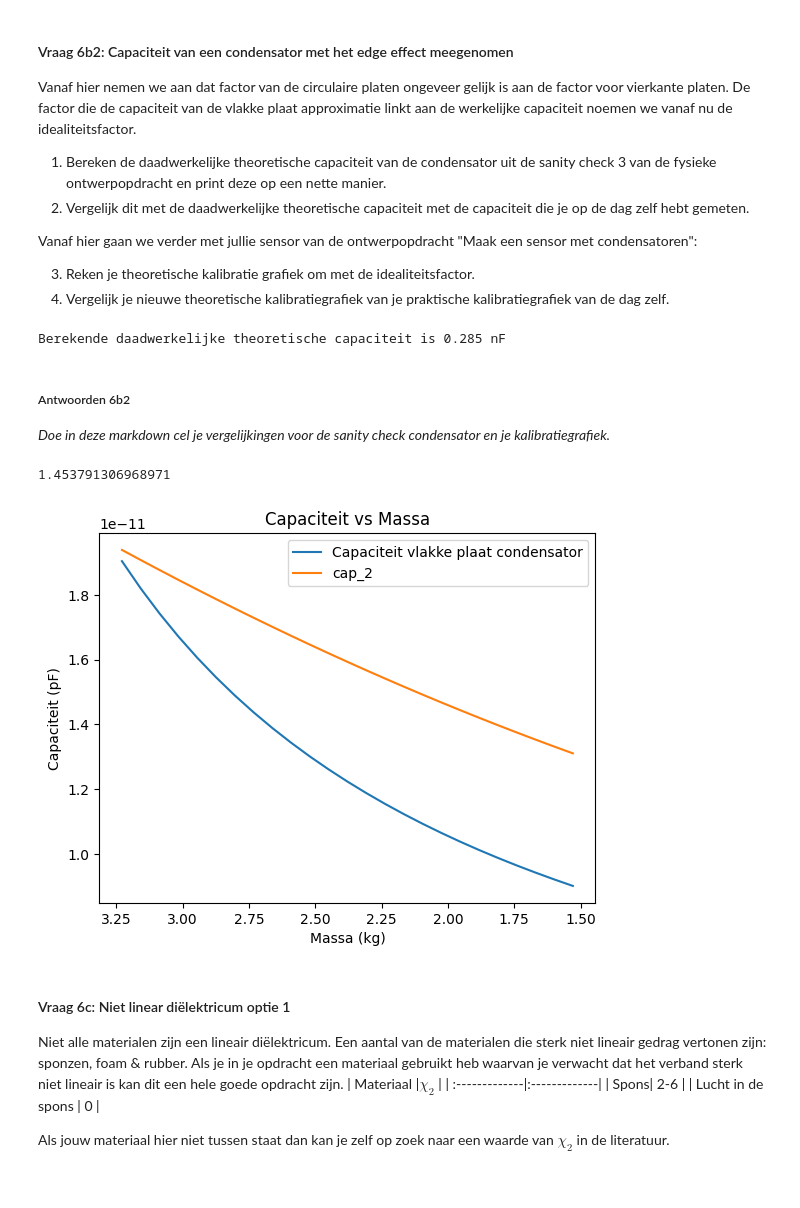
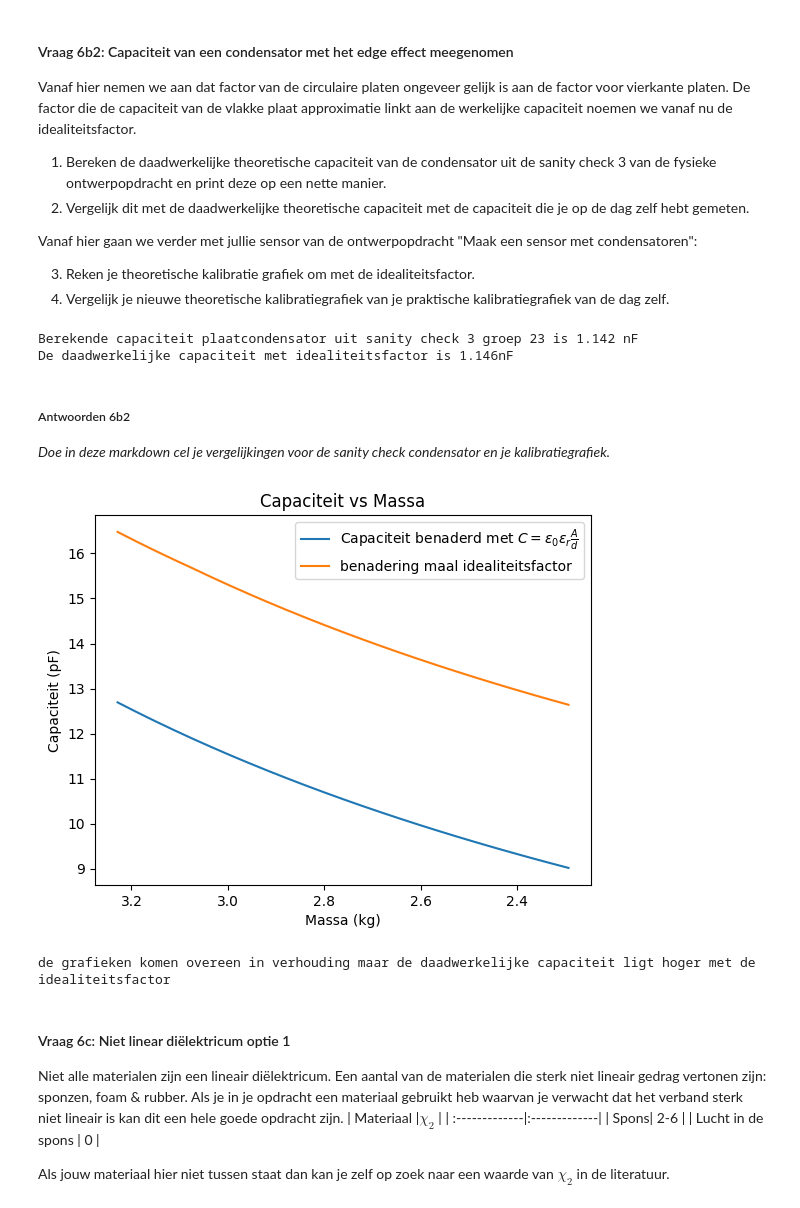
Before and after one commit to Peppertje/opdrachten-DEF-D-Pepper, a Jupyter notebook: DigitaleOntwerpopdrachten/1CondensatorOpdracht/CondensatorOntwerpopdracht.ipynb, the cells around one changed output. Saved outputs shown, nothing was run; the diff lists cells and outputs as text; code cells hidden in the pictures.

Commit message:
6b1 bijna klaar, wacht nog op berekening voor 61.2pF in tabel opdracht 1

```diff
--- a/DigitaleOntwerpopdrachten/1CondensatorOpdracht/CondensatorOntwerpopdracht.ipynb
+++ b/DigitaleOntwerpopdrachten/1CondensatorOpdracht/CondensatorOntwerpopdracht.ipynb
@@ -867,0 +839,13 @@ print(f'{np.mean(procentueel_verschil):.2f}%')
+# %%
+# de data van de tabel
+C_DN = np.array([1.31809 , 1.58007 , 1.83007 , 2.31845 , 2.80352, 3.53479, 6.01398, 8.52857, 13.59268, 18.67215, 26.30143])  # idealiteitsfactor voor een cirkel
+C_sn = np.array([1.29980 , 1.54987 , 1.78426 , 2.23581 , 2.67950, 3.34336, 5.58217, 7.85246, 12.42957, 17.02431, 23.92769])  # idealiteitsfactor voor een vierkant
+b = np.array([0.1, 0.2, 0.3, 0.5, 0.7, 1, 2, 3, 5, 7, 10])  # aspect ratio
+
+C_DN = np.concatenate((np.array([1]), C_DN))  # voeg 1 toe om te interpoleren onder de laagste b
+C_sn = np.concatenate((np.array([1]), C_sn))  # voeg 1 toe om te interpoleren onder de laagste b
+b = np.concatenate((np.array([0]), b))  # voeg nul toe om te interpoleren onder de laagste b
+
+# procentueel verschil tussen cirkel en vierkant
+procentueel_verschil = 100 - (C_sn[1:]/C_DN[1:])*100
+print(f'Het gemiddelde procentuele verschil tussen de factoren is {np.mean(procentueel_verschil):.2f}%.')
@@ -880,63 +870,58 @@ Vanaf hier gaan we verder met jullie sensor van de ontwerpopdracht "Maak een sen
 3. Reken je theoretische kalibratie grafiek om met de idealiteitsfactor.
 4. Vergelijk je nieuwe theoretische kalibratiegrafiek van je praktische kalibratiegrafiek van de dag zelf.
 # %%
+from scipy.interpolate import interp1d
+
+w_verwacht = 0.096  # waarde gebruikt in sanity check 3
 #1
-idealiteitsfactor = 0.94
-def vlakkeplaat(epsilonrel, A, d):
-    return epsilon0 * epsilonrel * A / d
+C = vlakkeplaat(1.4, w_verwacht**2 , 0.0001)/1e-9
+print(f"Berekende capaciteit plaatcondensator uit sanity check 3 groep 23 is {C:.3f} nF")
 
-C = np.array([vlakkeplaat(1, 0.21*0.196 , 0.0012)])/1e-9
-C_factor = C * idealiteitsfactor
-print(f"Berekende daadwerkelijke theoretische capaciteit is {C_factor[0]:.3f} nF")
+C_DN_func = interp1d(b, C_DN)
 
+def capaciteit_met_idealiteitsfactor(epsilonrel, zijde, d):
+    global C_DN, b
+    aspect_ratio = d/zijde
+    C_benadering = vlakkeplaat(epsilonrel, zijde**2, d)
+    idealiteitsfactor = C_DN_func(aspect_ratio)
+    return C_benadering*idealiteitsfactor
+
+C_2 = capaciteit_met_idealiteitsfactor(1.4, w_verwacht, 0.0001)/1e-9
+
+print(f'De daadwerkelijke capaciteit met idealiteitsfactor is {C_2:.3f}nF')
 #2
 # %% [output]
-Berekende daadwerkelijke theoretische capaciteit is 0.285 nF
+Berekende capaciteit plaatcondensator uit sanity check 3 groep 23 is 1.142 nF
+De daadwerkelijke capaciteit met idealiteitsfactor is 1.146nF
 # %% [markdown]
 ##### Antwoorden 6b2
 
 *Doe in deze markdown cel je vergelijkingen voor de sanity check condensator en je kalibratiegrafiek.*
 # %%
+# 3&4
+
 #Wij denken dat de afstand tussen de platen varieert tussen 12,67 mm en 9 mm.
-d = np.linspace(0.01267, 0.006, 25)
+d = np.linspace(0.01267, 0.009, 25)  # afwisselende afstand door de gewichten
+zijde = 0.096
 veerconstante_gok = 2500
 masstheo = d*veerconstante_gok/9.81
-cap = epsilon0 * 1.4 * 0.096**2/d
-cap = cap[::-1]
+cap = vlakkeplaat(1.4, zijde**2, d)[::-1]*1e12
+cap_2 = capaciteit_met_idealiteitsfactor(1.4, zijde, d)[::-1]*1e12
 
-from scipy.interpolate import interp1d
-
-C_DN = np.array([1.31809 , 1.58007 , 1.83007 , 2.31845 , 2.80352, 3.53479, 6.01398, 8.52857, 13.59268, 18.67215, 26.30143])  # idealiteitsfactor voor een cirkel
-C_sn = np.array([1.29980 , 1.54987 , 1.78426 , 2.23581 , 2.67950, 3.34336, 5.58217, 7.85246, 12.42957, 17.02431, 23.92769])  # idealiteitsfactor voor een vierkant
-b = np.array([0.1, 0.2, 0.3, 0.5, 0.7, 1, 2, 3, 5, 7, 10])
-
-C_DN = np.concatenate((np.array([0]), C_DN))
-b = np.concatenate((np.array([0]), b))
-C_DN_func = interp1d(b, C_DN, 'cubic')
-
-def capaciteit_met_idealiteitsfactor(epsilonrel, zijde, d):
-    global C_DN, b
-    aspect_ratio = d/zijde
-    A = zijde**2
-    C_benadering = epsilon0 * epsilonrel * A/d
-    idealiteitsfactor = C_DN_func(aspect_ratio)
-    print(max(idealiteitsfactor))
-    return C_benadering*idealiteitsfactor
-
-cap_2 = capaciteit_met_idealiteitsfactor(1.4, 0.096, d)
-
-plt.plot(masstheo, cap, label = "Capaciteit vlakke plaat condensator")
-plt.plot(masstheo, cap_2[::-1], label='cap_2')
+plt.plot(masstheo, cap, label = r"Capaciteit benaderd met $ C=\epsilon_0\epsilon_r \frac{A}{d}$")
+plt.plot(masstheo, cap_2, label='benadering maal idealiteitsfactor')
 plt.gca().invert_xaxis() #omdat de afstand kleiner wordt als de massa groter wordt
 plt.xlabel("Massa (kg)")
 plt.ylabel("Capaciteit (pF)")
 
 plt.title("Capaciteit vs Massa")
 plt.legend()
 plt.show()
+
+print('de grafieken komen overeen in verhouding maar de daadwerkelijke capaciteit ligt hoger met de idealiteitsfactor')
 # %% [output]
+[figure, new version]
-1.453791306968971
+de grafieken komen overeen in verhouding maar de daadwerkelijke capaciteit ligt hoger met de idealiteitsfactor
-[figure, old version]
 # %% [markdown]
 #### Vraag 6c: Niet linear diëlektricum optie 1
 
```
Also changed, not shown: parts of 4 cells of this notebook, 2 other files.
